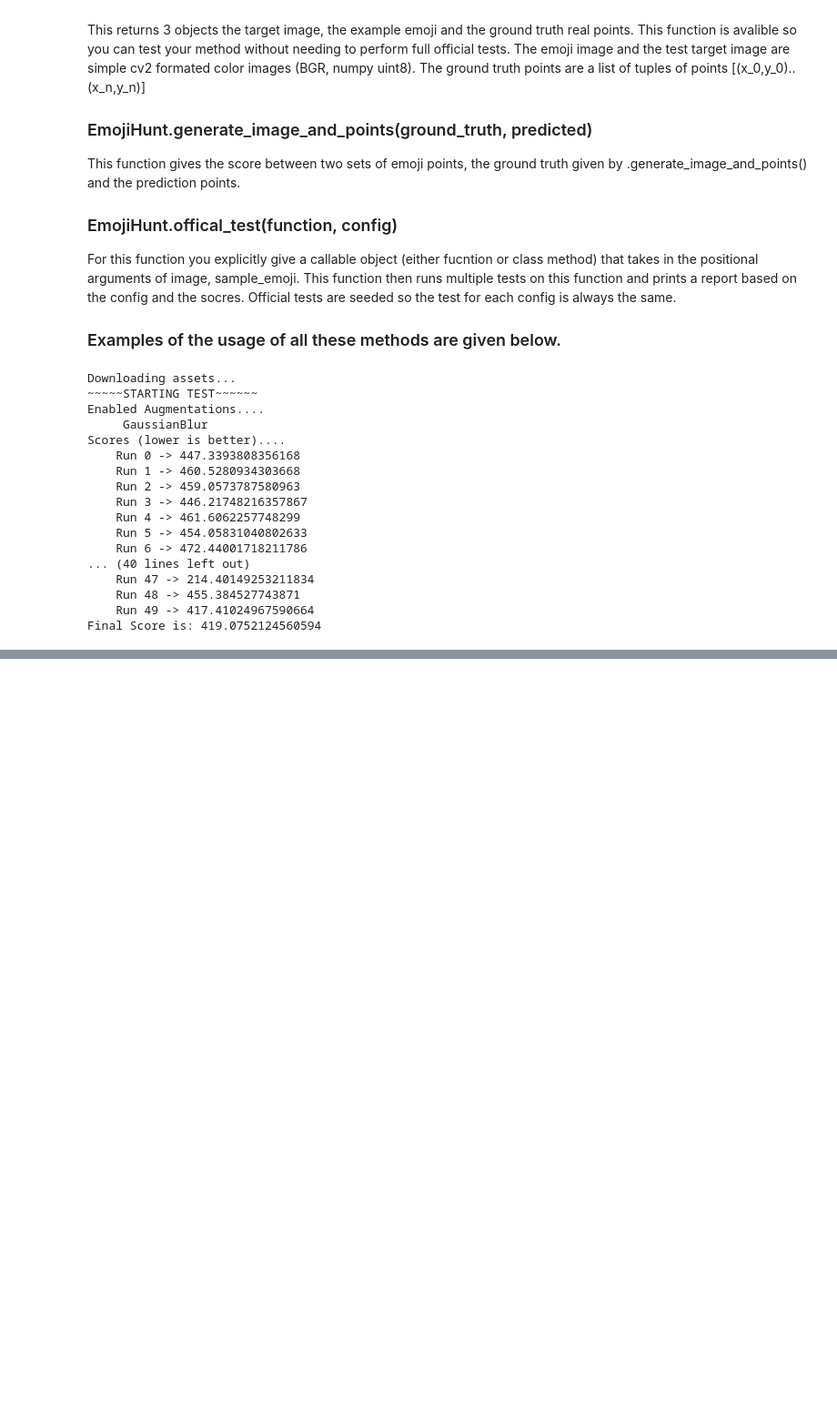
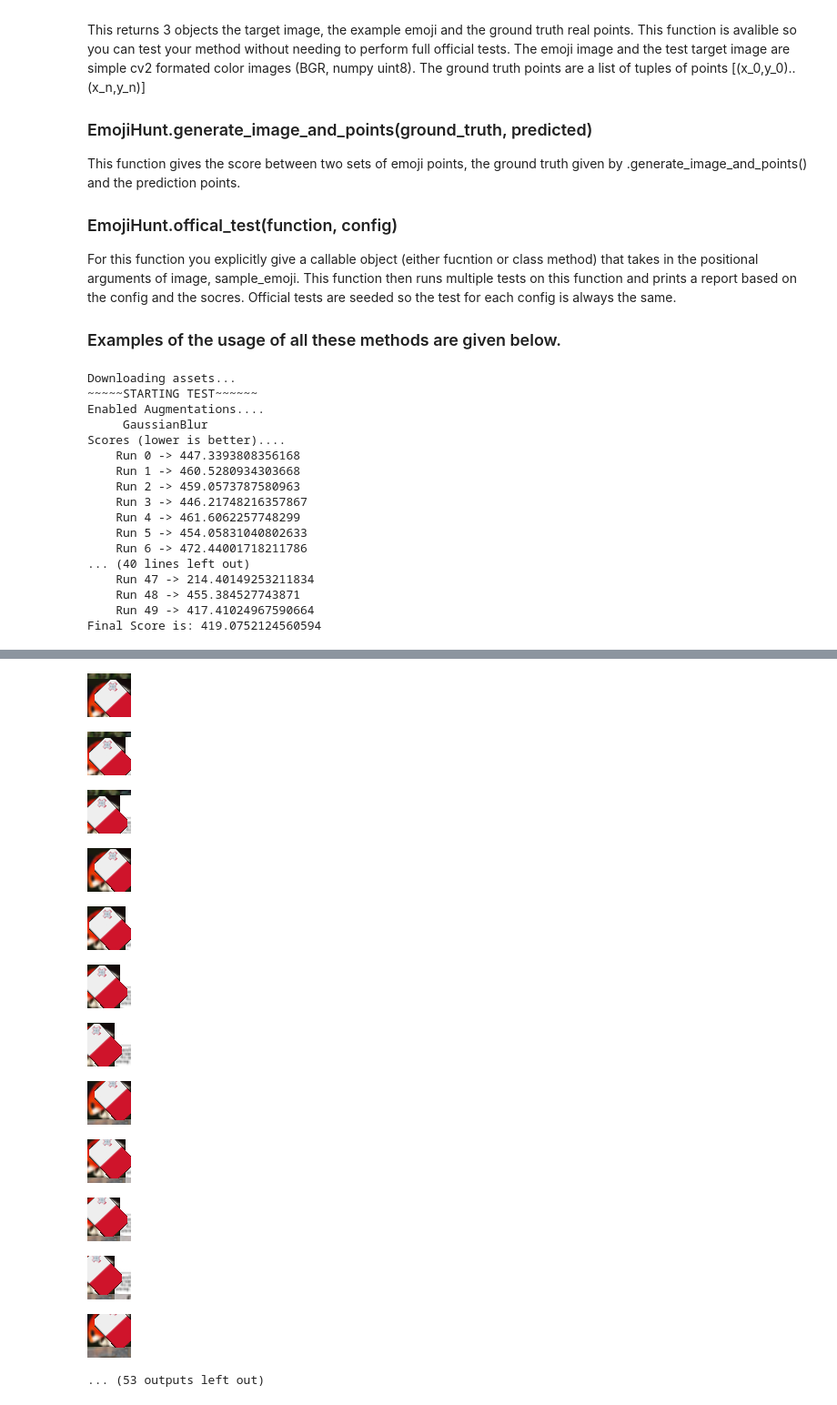
Before and after one commit to bhavanvir/emoji-hunt, a Jupyter notebook: ECE_471_Minimal_Project_Sample_2023.ipynb, the cells around one changed output, grey strips where cells are left out. Shown: that part at 91% size. Drawn from its saved outputs; the diff is of its cells as text; code cells hidden in the pictures; blank space fills up the shorter version.

Commit message:
Using Bhattacharyya and a sliding window.

```diff
--- a/ECE_471_Minimal_Project_Sample_2023.ipynb
+++ b/ECE_471_Minimal_Project_Sample_2023.ipynb
@@ -113,0 +114,54 @@ plt.show()
+# %%
+def compute_histogram(image):
+  gray = cv2.cvtColor(image.astype(np.uint8), cv2.COLOR_BGR2GRAY)
+  hist_size = 256
+  hist_range = (0, 256)
+  hist = cv2.calcHist([gray], [0], None, [hist_size], hist_range, accumulate=False)
+
+  return hist
+
+def plot_histogram(histogram):
+  plt.plot(histogram, color="hotpink")
+  plt.show()
+
+def similarity_score(histogram1, histogram2):
+  hist1_norm = cv2.normalize(histogram1, histogram1, alpha=0, beta=1, norm_type=cv2.NORM_MINMAX)
+  hist2_norm = cv2.normalize(histogram2, histogram2, alpha=0, beta=1, norm_type=cv2.NORM_MINMAX)
+  bhattacharyya = cv2.compareHist(hist1_norm, hist2_norm, cv2.HISTCMP_BHATTACHARYYA)
+
+  return bhattacharyya
+# %%
+emoji_hist = compute_histogram(emoji_target)
+# Remove contribution of pixels with intensity 0
+emoji_hist[0] = 0
+
+scores = []
+for i in sub_images:
+  hist = compute_histogram(i)
+  score = similarity_score(emoji_hist, hist)
+  scores.append(score)
+
+filtered = []
+min_score = min(scores)
+for i, score in enumerate(scores):
+  # Tolerance will need to be adjusted on a case-by-case basis
+  if np.isclose(score, min_score, rtol=0.1):
+    filtered.append(sub_images[i])
+
+if len(filtered) < 500:
+  for i in filtered:
+    cv2_imshow(i)
+# %% [output]
+[figure, added]
+[figure, added]
+[figure, added]
+[figure, added]
+[figure, added]
+[figure, added]
+[figure, added]
+[figure, added]
+[figure, added]
+[figure, added]
+[figure, added]
+[figure, added]
+... (53 outputs left out)
```
Also changed, not shown: parts of 3 cells of this notebook.
